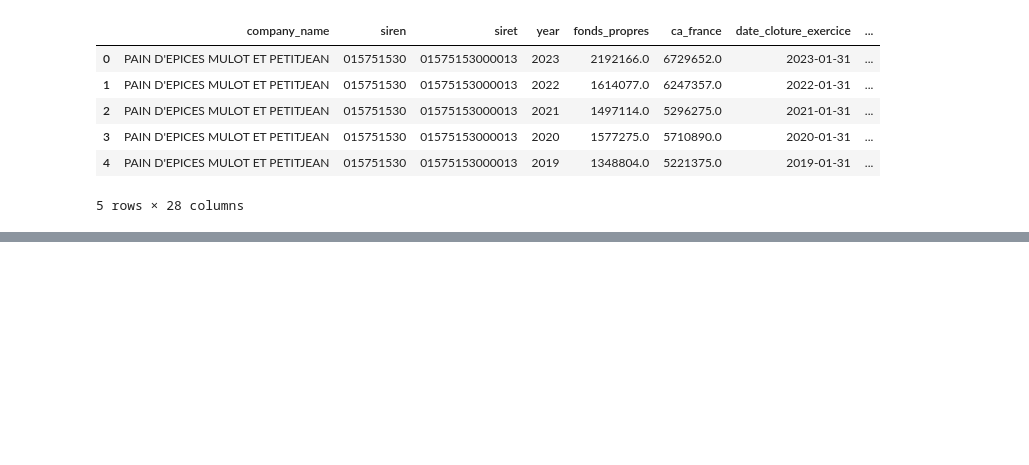
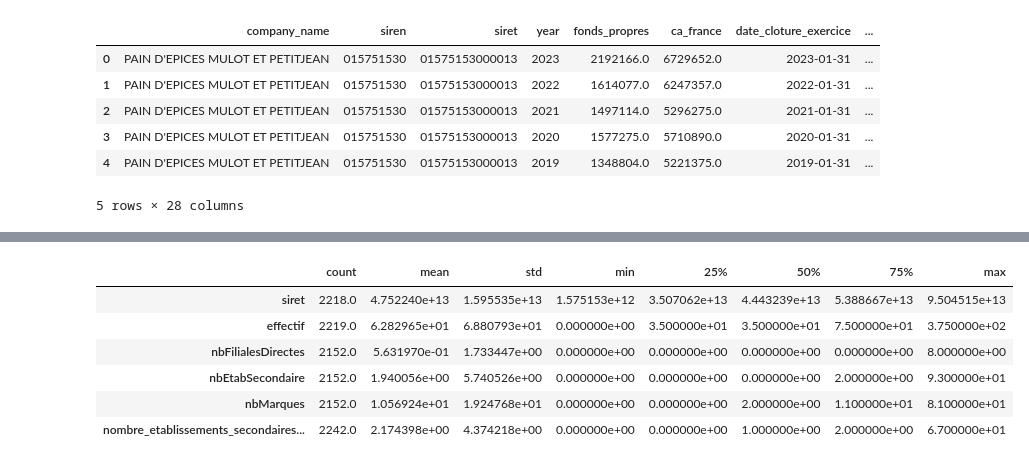
Before and after one commit to dev-labarre/ose-main, a Jupyter notebook: notebooks/knn_topdrop.ipynb, the cells around one changed output, grey strips where cells are left out. Drawn from its saved outputs; the diff is of its cells as text; code cells hidden in the pictures; blank space fills up the shorter version.

```diff
--- a/notebooks/knn_topdrop.ipynb
+++ b/notebooks/knn_topdrop.ipynb
@@ -176,7 +176,7 @@ Index(['company_name', 'siren', 'siret', 'effectif', 'effectifConsolide',
       dtype='object')
 # %%
 # WORKFORCE FEATURES
-workforce_feat = df_workforce[['siren', 'effectif']].copy()
+df_workforce_feat = df_workforce[['siren', 'effectif']].copy()
 
 # Convert to numeric (if needed)
 # workforce_feat['effectif'] = pd.to_numeric(workforce_feat['effectif'], errors='coerce')
@@ -237,9 +237,9 @@ hasESV1Contacts             0.000000
 dtype: float64
 # %%
 # FLAG FEATURES
-flags_feat = df_flags[['siren','filtre_levee_fond', 'hasMarques']].copy()
+df_flags_feat = df_flags[['siren','filtre_levee_fond', 'hasMarques']].copy()
 
-flags_feat.head()
+df_flags_feat.head()
 # %% [output]
 |  | siren | filtre_levee_fond | hasMarques |
 | 0 | 000132066 | False | False |
@@ -330,0 +381,16 @@ Columns: ['company_name', 'siren', 'siret', 'year', 'fonds_propres', 'ca_france'
+# %%
+# Creating dataset by merge
+# Starting with basic features
+df_merged = df_basic_feat.copy()
+
+# Merge workforce
+df_merged = df_merged.merge(df_workforce_feat, on='siren', how='left')
+
+# Merge structure
+df_merged = df_merged.merge(df_structure_feat, on='siren', how='left')
+
+# Merge flags
+df_merged = df_merged.merge(df_flags_feat, on='siren', how='left')
+
+# Merge signals
+df_merged = df_merged.merge(df_signals_feat, on='siren', how='left')
@@ -330,0 +444,10 @@ Columns: ['company_name', 'siren', 'siret', 'year', 'fonds_propres', 'ca_france'
+# %%
+df_merged.describe().T
+# %% [output]
+|  | count | mean | std | min | 25% | 50% | 75% | max |
+| siret | 2218.0 | 4.752240e+13 | 1.595535e+13 | 1.575153e+12 | 3.507062e+13 | 4.443239e+13 | 5.388667e+13 | 9.504515e+13 |
+| effectif | 2219.0 | 6.282965e+01 | 6.880793e+01 | 0.000000e+00 | 3.500000e+01 | 3.500000e+01 | 7.500000e+01 | 3.750000e+02 |
+| nbFilialesDirectes | 2152.0 | 5.631970e-01 | 1.733447e+00 | 0.000000e+00 | 0.000000e+00 | 0.000000e+00 | 0.000000e+00 | 8.000000e+00 |
+| nbEtabSecondaire | 2152.0 | 1.940056e+00 | 5.740526e+00 | 0.000000e+00 | 0.000000e+00 | 0.000000e+00 | 2.000000e+00 | 9.300000e+01 |
+| nbMarques | 2152.0 | 1.056924e+01 | 1.924768e+01 | 0.000000e+00 | 0.000000e+00 | 2.000000e+00 | 1.100000e+01 | 8.100000e+01 |
+| nombre_etablissements_secondaires... | 2242.0 | 2.174398e+00 | 4.374218e+00 | 0.000000e+00 | 0.000000e+00 | 1.000000e+00 | 2.000000e+00 | 6.700000e+01 |
```
Also changed, not shown: parts of 8 cells of this notebook.
